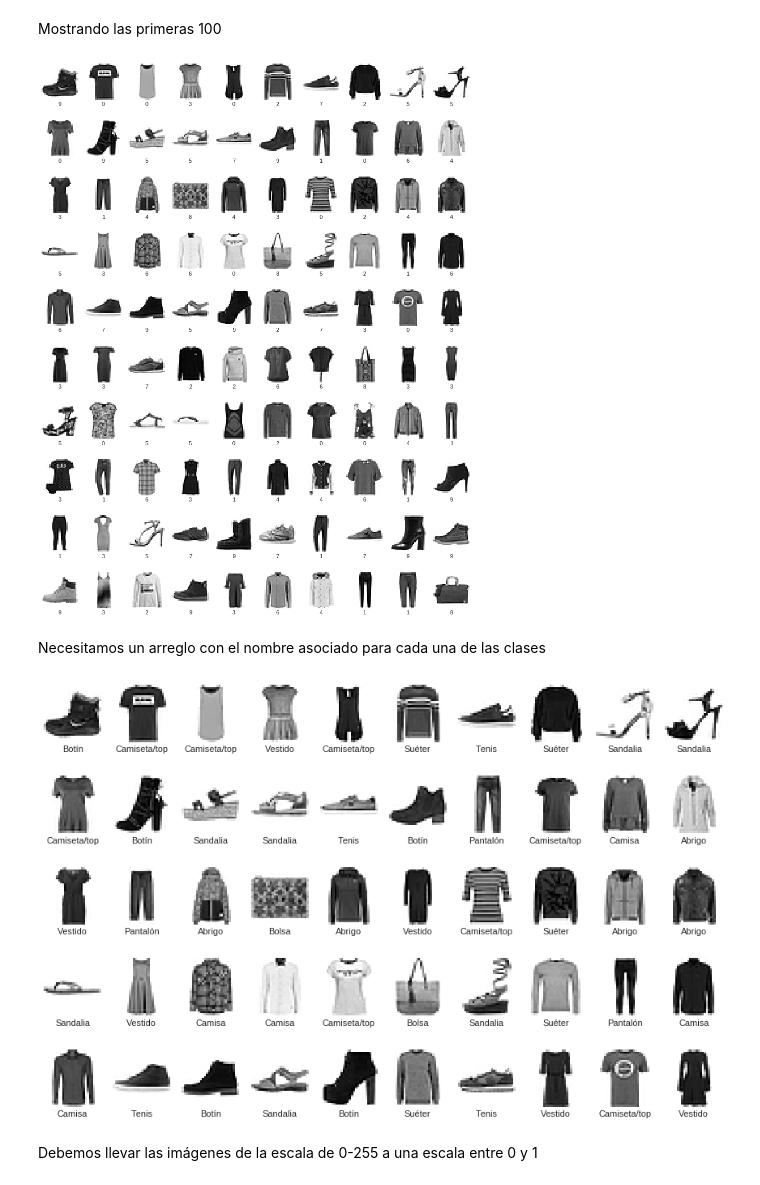
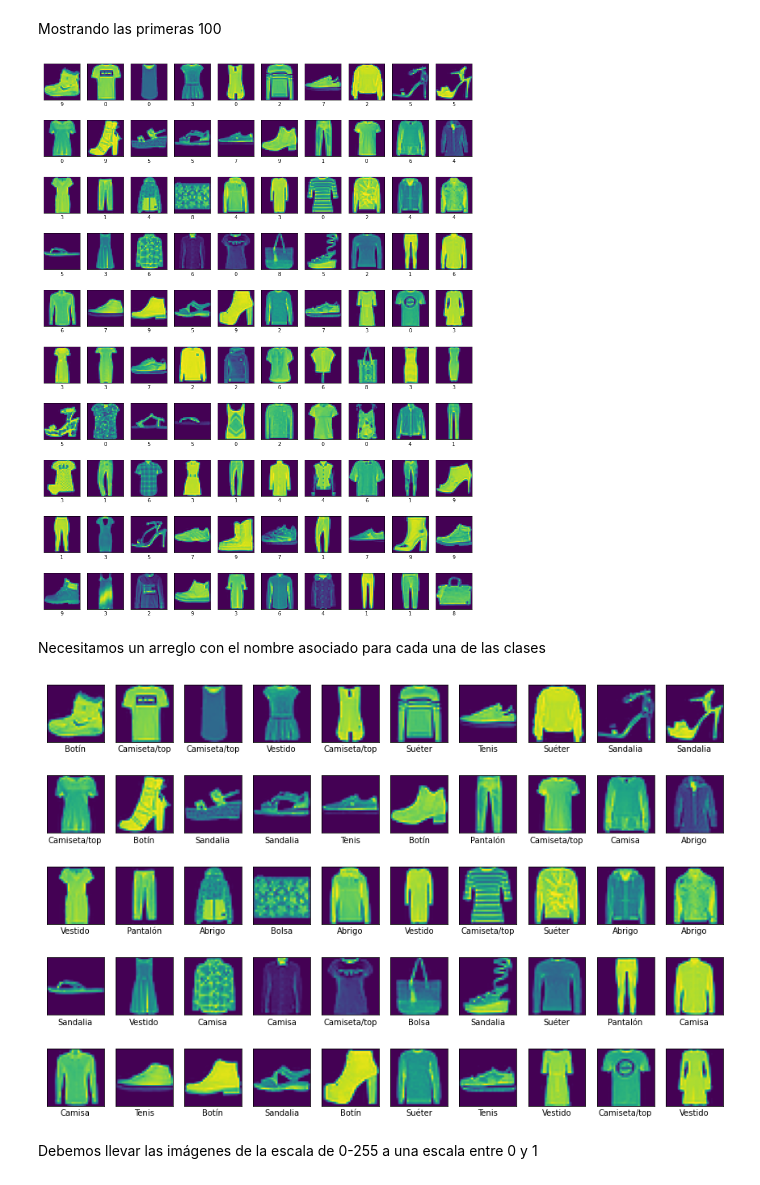
Before and after one commit to ibonetc/VisionAPI_TensorFlow_Python, a Jupyter notebook: Ejemplo_Clasificar_Imagenes_TensorFlow.ipynb, the cells around one changed output. Drawn from its saved outputs; the diff is of its cells as text; code cells hidden in the pictures.

```diff
--- a/Ejemplo_Clasificar_Imagenes_TensorFlow.ipynb
+++ b/Ejemplo_Clasificar_Imagenes_TensorFlow.ipynb
@@ -132,15 +115,14 @@ Mostrando las primeras 100
 # %%
 plt.figure(figsize=(15,20))
 for i in range(100):
     plt.subplot(10,10,i+1)
     plt.xticks([])
     plt.yticks([])
-    plt.grid(False)
-    plt.imshow(train_images[i], cmap=plt.cm.binary)
+    plt.imshow(train_images[i])#,cmap=plt.cm.binary)
     plt.xlabel(train_labels[i])
 plt.show()
 # %% [output]
-[figure, old version]
+[figure, new version]
 # %% [markdown]
 Necesitamos un arreglo con el nombre asociado para cada una de las clases
 # %%
@@ -156,11 +138,11 @@ for i in range(50):
     plt.xticks([])
     plt.yticks([])
     plt.grid(False)
-    plt.imshow(train_images[i], cmap=plt.cm.binary)
+    plt.imshow(train_images[i])#, cmap=plt.cm.binary)
     plt.xlabel(class_names[train_labels[i]])
 plt.show()
 # %% [output]
-[figure, old version]
+[figure, new version]
 # %% [markdown]
 Debemos llevar las imágenes de la escala de 0-255 a una escala entre 0 y 1
 # %% [markdown]
```
Also changed, not shown: parts of 60 cells of this notebook.
